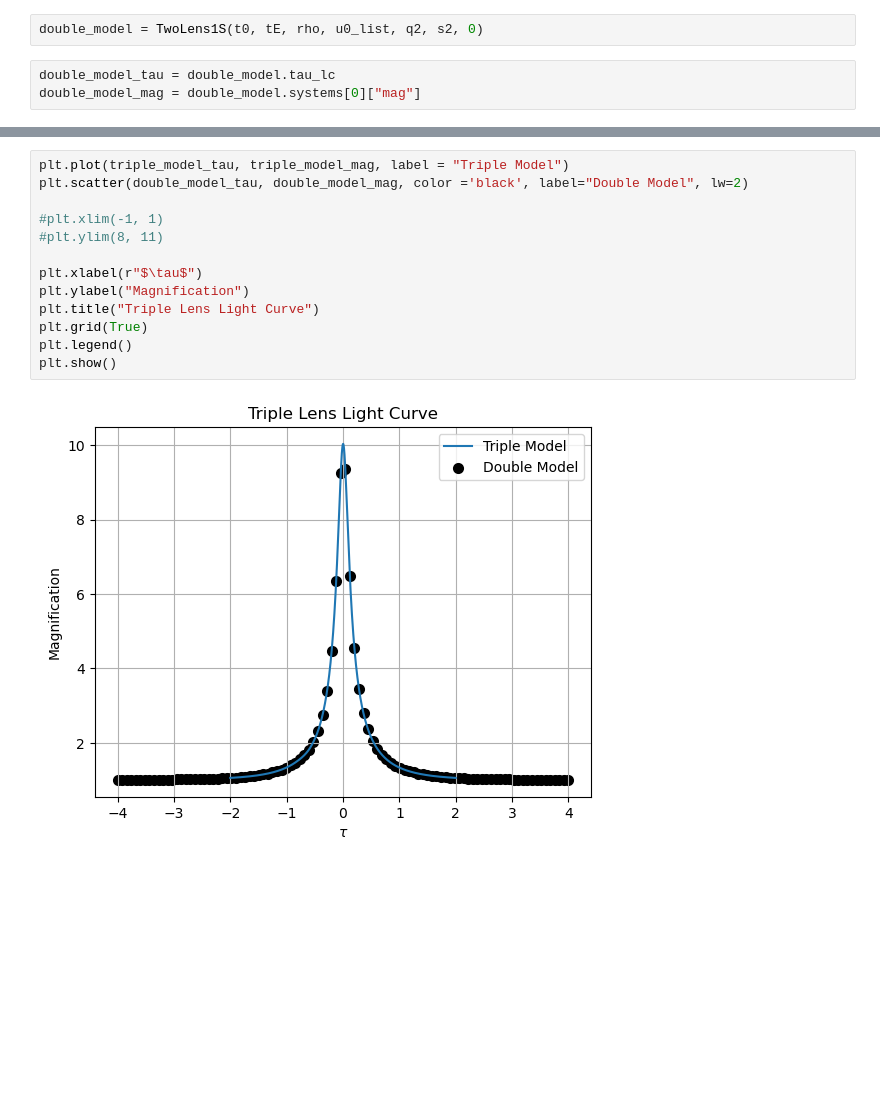
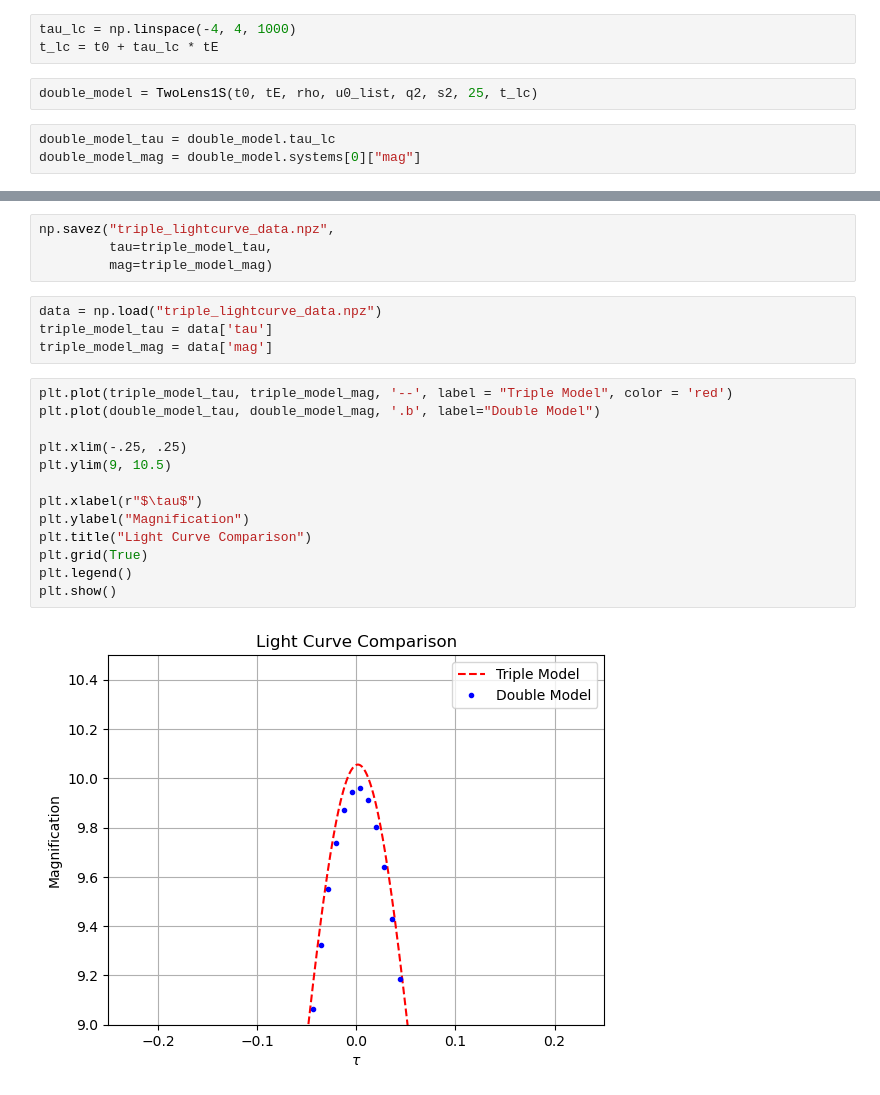
Before and after one commit to AmberLee2427/SURP25, a Jupyter notebook: Microlensing/conference.ipynb, the cells around one changed output, grey strips where cells are left out. Drawn from its saved outputs; the diff is of its cells as text; blank space fills up the shorter version.

```diff
--- a/Microlensing/conference.ipynb
+++ b/Microlensing/conference.ipynb
@@ -73,8 +74,11 @@ R_E_m = Einstein_Radius(m1, D_l, D_s)
 print(f"Einstein Radius: {R_E_m:.3e} m")
 # %% [output]
 Einstein Radius: 2.158e+11 m
+# %%
+tau_lc = np.linspace(-4, 4, 1000)
+t_lc = t0 + tau_lc * tE
 # %%
-double_model = TwoLens1S(t0, tE, rho, u0_list, q2, s2, 0)
+double_model = TwoLens1S(t0, tE, rho, u0_list, q2, s2, 25, t_lc)
 # %%
 double_model_tau = double_model.tau_lc
 double_model_mag = double_model.systems[0]["mag"]
@@ -91,21 +95,29 @@ mag, *_ = triple_model.VBM.TripleLightCurve(param, triple_model.highres_t)
 # now you have
 triple_model_tau = triple_model.highres_tau
 triple_model_mag = mag
+# %%
+np.savez("triple_lightcurve_data.npz",
+         tau=triple_model_tau,
+         mag=triple_model_mag)
+# %%
+data = np.load("triple_lightcurve_data.npz")
+triple_model_tau = data['tau']
+triple_model_mag = data['mag']
 # %%
-plt.plot(triple_model_tau, triple_model_mag, label = "Triple Model")
-plt.scatter(double_model_tau, double_model_mag, color ='black', label="Double Model", lw=2)
+plt.plot(triple_model_tau, triple_model_mag, '--', label = "Triple Model", color = 'red')
+plt.plot(double_model_tau, double_model_mag, '.b', label="Double Model")
 
-#plt.xlim(-1, 1)
-#plt.ylim(8, 11)
+plt.xlim(-.25, .25)
+plt.ylim(9, 10.5)
 
 plt.xlabel(r"$\tau$")
 plt.ylabel("Magnification")
-plt.title("Triple Lens Light Curve")
+plt.title("Light Curve Comparison")
 plt.grid(True)
 plt.legend()
 plt.show()
 # %% [output]
-[figure, old version]
+[figure, new version]
 # %%
 two_system = double_model.systems[0]
 three_system = triple_model.systems[0]
```
Also changed, not shown: parts of 5 cells of this notebook, 4 other files.
